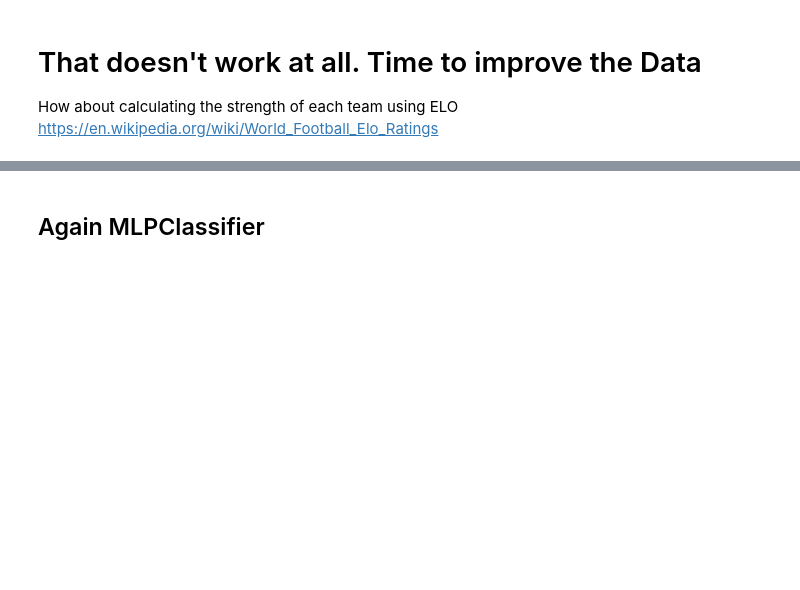
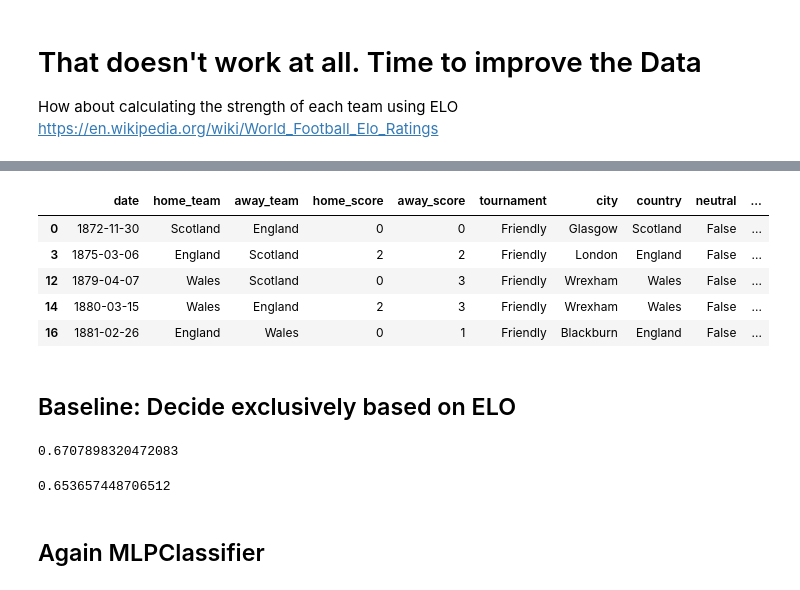
Before and after one commit to ramevaf/AIMatch, a Jupyter notebook: first_try.ipynb, the cells around one changed output, grey strips where cells are left out. Cells and saved outputs as stored; diff of their text form; code cells hidden in the pictures; blank space fills up the shorter version.

```diff
--- a/first_try.ipynb
+++ b/first_try.ipynb
@@ -329,5 +361,32 @@ all_teams_ELO
+# %%
+# split train and test data: use 80% for training and the remaining for testing
+train = matches.sample(frac = 0.8)
+test  = matches.drop(train.index)
+test.head()
+# %% [output]
+|  | date | home_team | away_team | home_score | away_score | tournament | city | country | neutral | ... |
+| 0 | 1872-11-30 | Scotland | England | 0 | 0 | Friendly | Glasgow | Scotland | False | ... |
+| 3 | 1875-03-06 | England | Scotland | 2 | 2 | Friendly | London | England | False | ... |
+| 12 | 1879-04-07 | Wales | Scotland | 0 | 3 | Friendly | Wrexham | Wales | False | ... |
+| 14 | 1880-03-15 | Wales | England | 2 | 3 | Friendly | Wrexham | Wales | False | ... |
+| 16 | 1881-02-26 | England | Wales | 0 | 1 | Friendly | Blackburn | England | False | ... |
 # %%
 matches.to_excel("with_ELO.xlsx")
+# %% [markdown]
+## Baseline: Decide exclusively based on ELO
+# %%
+targets = "home_win"
+bl_predictions = test["ELO_home"] > test["ELO_away"]
+
+# accuracy
+acc_score = accuracy_score(test[targets], bl_predictions)
+acc_score
+# %% [output]
+0.6707898320472083
+# %%
+precision_score(test[targets], bl_predictions)
+# %% [output]
+0.653657448706512
 # %% [markdown]
 ## Again MLPClassifier
 # %%
```
Also changed, not shown: parts of 15 cells of this notebook.
